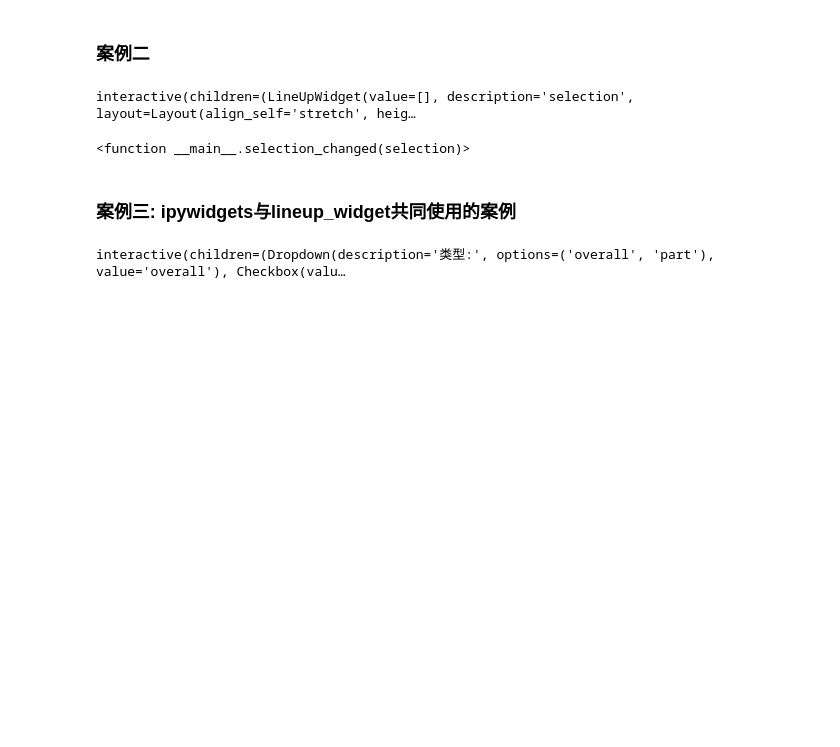
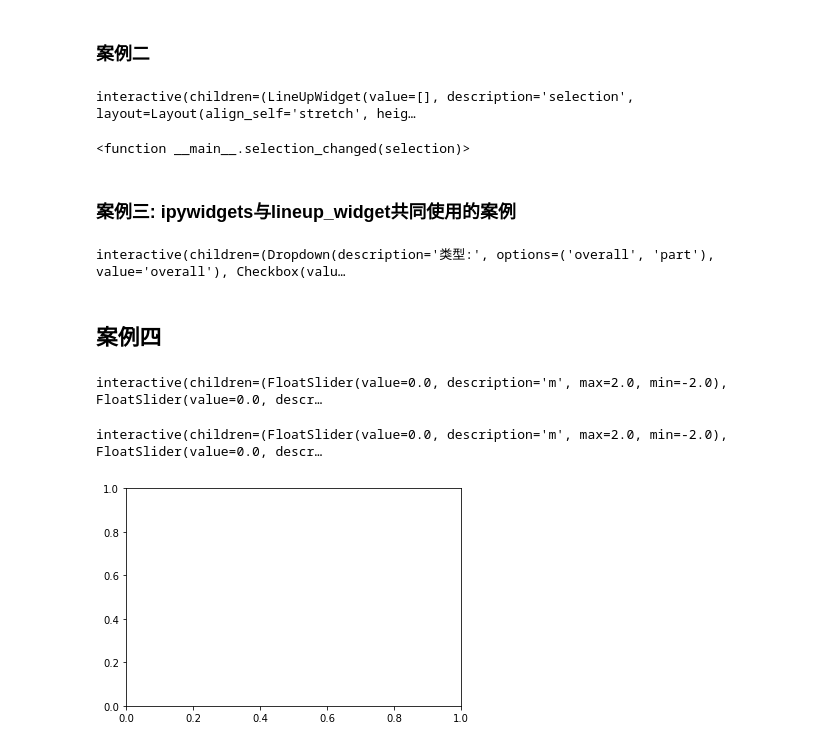
Before and after one commit to ustcylw/ipywidgets, a Jupyter notebook: ipywidgets.ipynb, the cells around one changed output. Cells and saved outputs as stored; diff of their text form; code cells hidden in the pictures; blank space fills up the shorter version.

Commit message:
hello ipywidgets

```diff
--- a/ipywidgets.ipynb
+++ b/ipywidgets.ipynb
@@ -460,3 +463,55 @@ down = widgets.Dropdown(
 interactive(view, down = down , std = True)
 # %% [output]
 interactive(children=(Dropdown(description='类型:', options=('overall', 'part'), value='overall'), Checkbox(valu…
+# %% [markdown]
+## 案例四
+# %%
+%matplotlib inline
+from ipywidgets import interactive
+import matplotlib.pyplot as plt
+import numpy as np
+
+def f(m, b):
+    plt.figure(2)
+    x = np.linspace(-10, 10, num=1000)
+    plt.plot(x, m * x + b)
+    plt.ylim(-5, 5)
+    plt.show()
+
+interactive_plot = interactive(f, m=(-2.0, 2.0), b=(-3, 3, 0.5))
+output = interactive_plot.children[-1]
+output.layout.height = '350px'
+interactive_plot
+# %% [output]
+interactive(children=(FloatSlider(value=0.0, description='m', max=2.0, min=-2.0), FloatSlider(value=0.0, descr…
+# %%
+%matplotlib inline
+from ipywidgets import interactive
+import matplotlib.pyplot as plt
+import numpy as np
+
+# fig, axes = plt.subplots(nrows=1, ncols=1, figsize=(8, 8))
+# fig, axes = plt.subplots(nrows=1, ncols=1)
+# fig, axes = plt.subplots()
+fig = plt.gcf()
+axes = fig.add_subplot()
+
+
+def f(m, b):
+    global axes
+    plt.sca(axes)  # ******** 如果不进行选择画在哪个axis上，则不能显示话出来的内容 ********
+    axes.clear()  # 如果去掉，则在原图上一直累加显示
+    x = np.linspace(-10, 10, num=1000)
+    axes.plot(x, m * x + b)
+    axes.set_ylim(-5, 5)
+    # plt.show()  # 要不要都没关系
+    # fig.canvas.draw()  # 要不要都没关系
+
+
+interactive_plot = interactive(f, m=(-2.0, 2.0), b=(-3, 3, 0.5))
+# output = interactive_plot.children[-1]
+# output.layout.height = '350px'
+interactive_plot
+# %% [output]
+interactive(children=(FloatSlider(value=0.0, description='m', max=2.0, min=-2.0), FloatSlider(value=0.0, descr…
+[figure, added]
```
Also changed, not shown: parts of 2 cells of this notebook, 2 other files.
